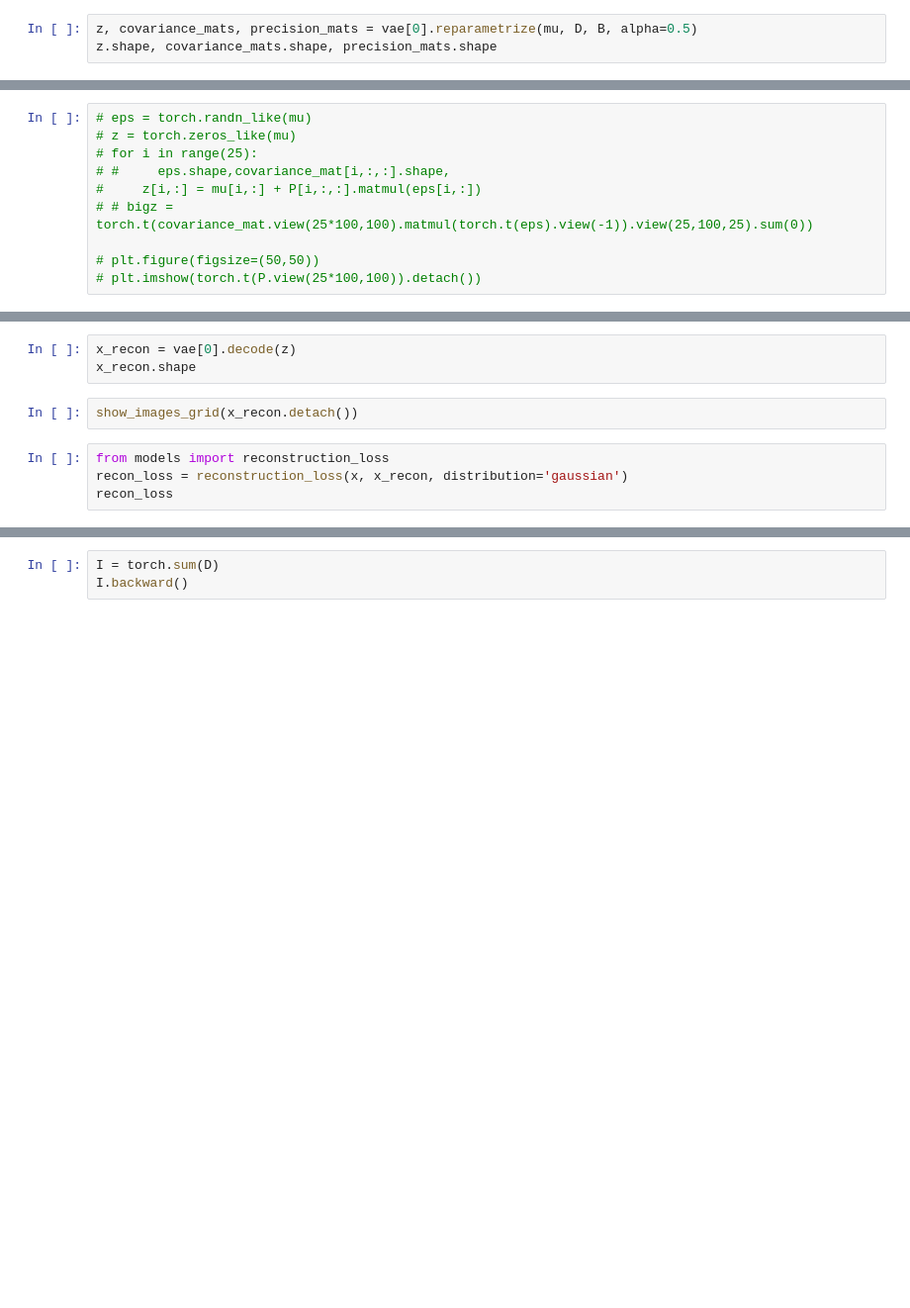
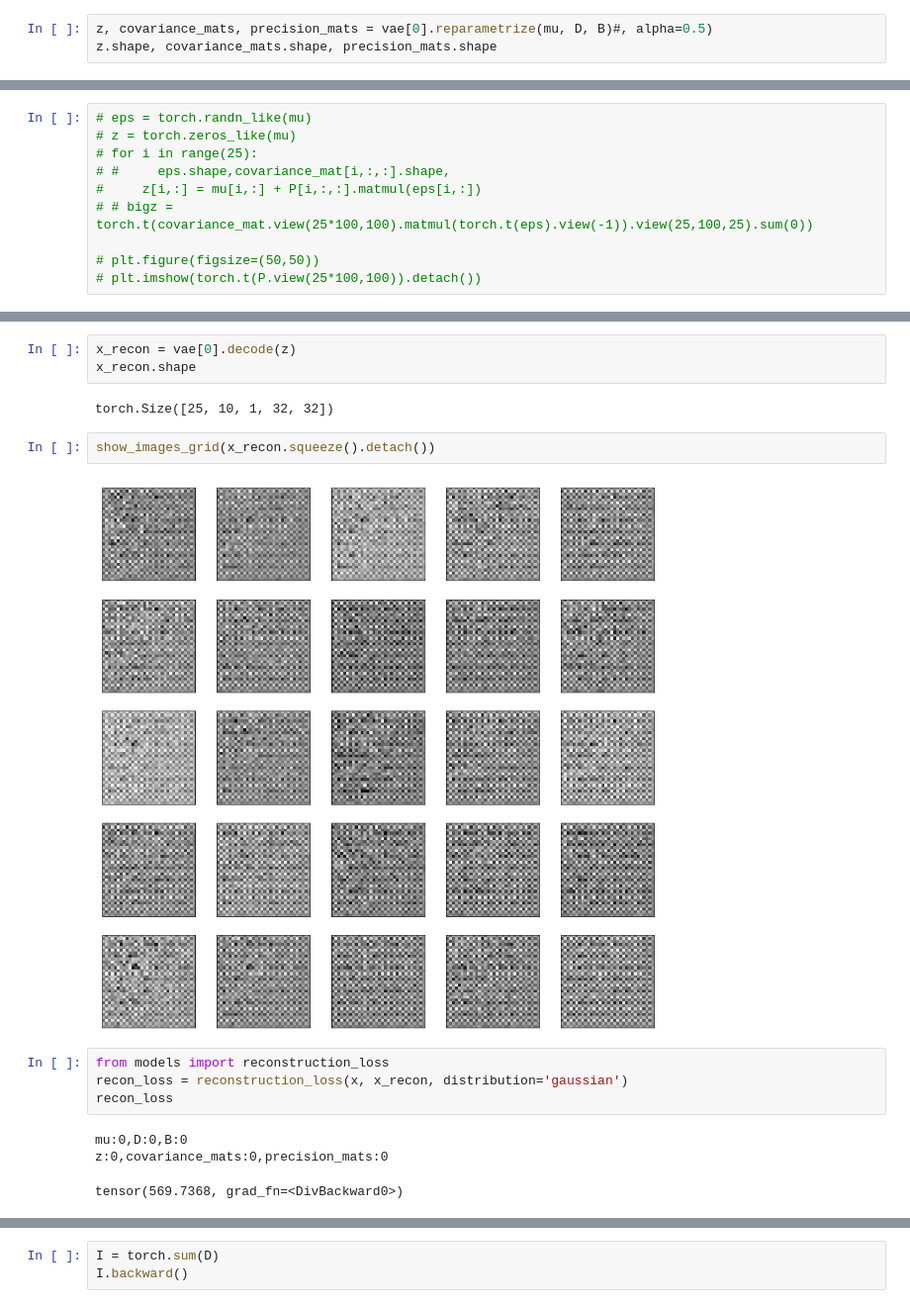
Before and after one commit to zahariaa/disentangled-dynamics, a Jupyter notebook: src/dynamic_bVAE/Dynamic_test.ipynb, the cells around one changed output, grey strips where cells are left out. Shown at 99% size. Cells and saved outputs as stored; diff of their text form; blank space fills up the shorter version.

```diff
--- a/src/dynamic_bVAE/Dynamic_test.ipynb
+++ b/src/dynamic_bVAE/Dynamic_test.ipynb
@@ -151,4 +154,4 @@ plt.imshow(torch.inverse(P[0,:,:]).detach().numpy())
 # %%
-z, covariance_mats, precision_mats = vae[0].reparametrize(mu, D, B, alpha=0.5)
+z, covariance_mats, precision_mats = vae[0].reparametrize(mu, D, B)#, alpha=0.5)
 z.shape, covariance_mats.shape, precision_mats.shape
 # %% [output]
@@ -173,12 +182,20 @@ plt.imshow(precision_mats[0,:,:].detach().numpy())
 # %%
 x_recon = vae[0].decode(z)
 x_recon.shape
+# %% [output]
+torch.Size([25, 10, 1, 32, 32])
 # %%
-show_images_grid(x_recon.detach())
+show_images_grid(x_recon.squeeze().detach())
+# %% [output]
+[figure, added]
 # %%
 from models import reconstruction_loss
 recon_loss = reconstruction_loss(x, x_recon, distribution='gaussian')
 recon_loss
+# %% [output]
+mu:0,D:0,B:0
+z:0,covariance_mats:0,precision_mats:0
+tensor(569.7368, grad_fn=<DivBackward0>)
 # %%
 from models import kl_divergence
 total_kld, dimension_wise_kld, mean_kld = kl_divergence(mu, covariance_mats, precision_mats)
```
Also changed, not shown: parts of 24 cells of this notebook, 2 other files.
